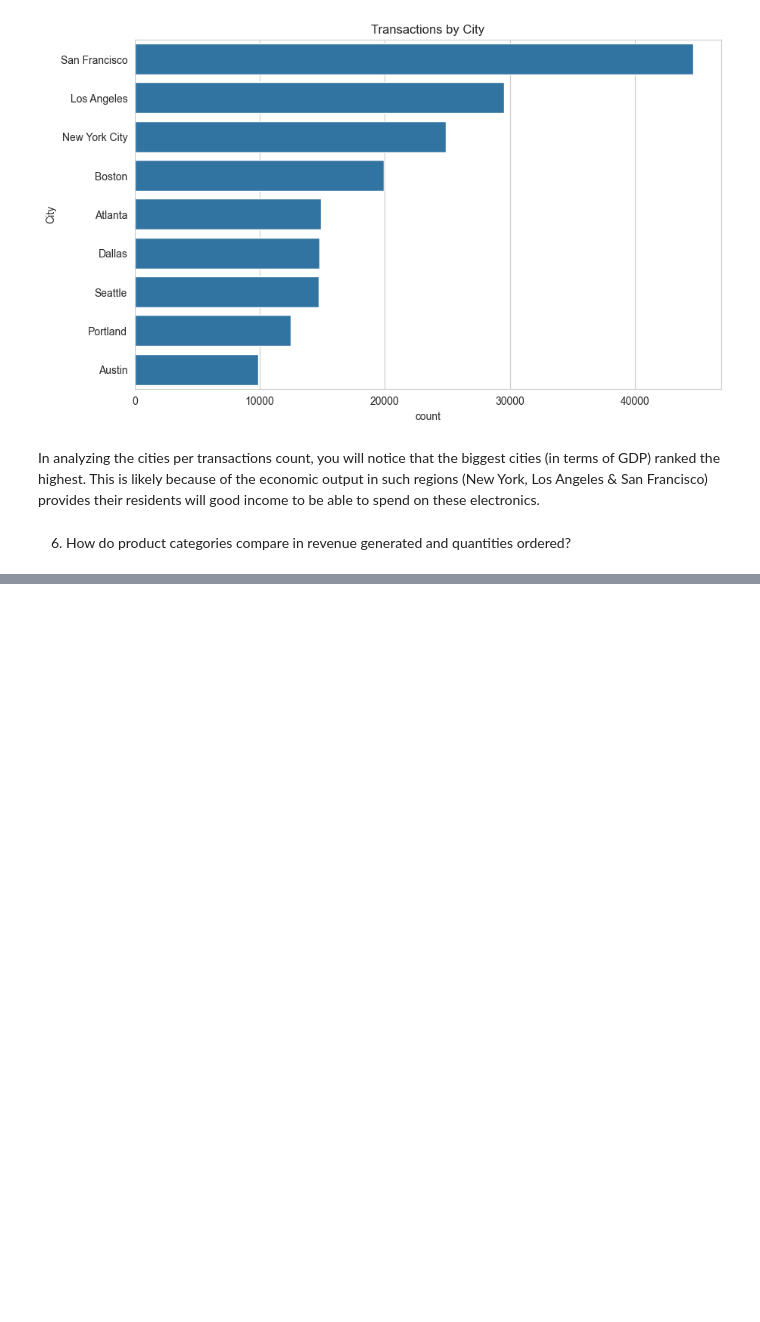
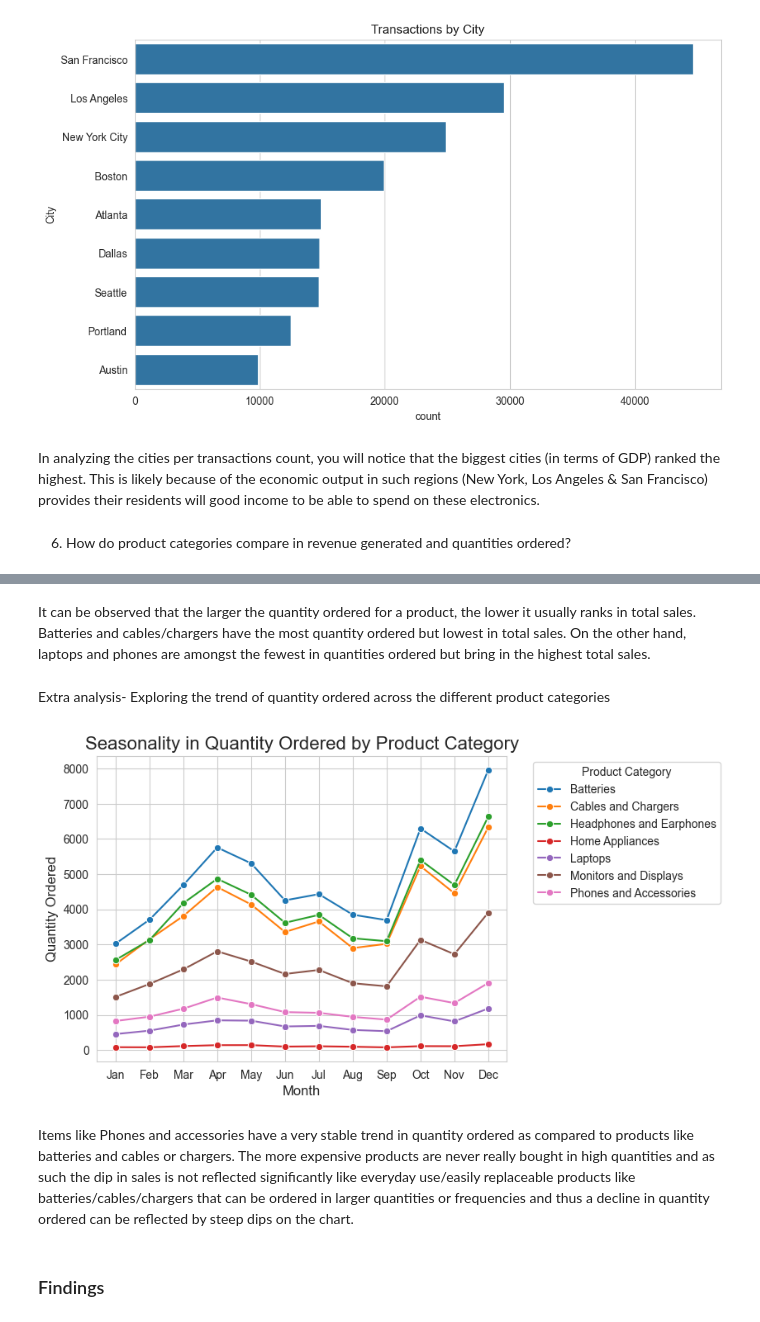
Before and after one commit to briansiaw5/Business-Analytics-Project, a Jupyter notebook: pbd_project.ipynb, the cells around one changed output, grey strips where cells are left out. Saved outputs shown, nothing was run; the diff lists cells and outputs as text; code cells hidden in the pictures; blank space fills up the shorter version.

```diff
--- a/pbd_project.ipynb
+++ b/pbd_project.ipynb
@@ -1143,0 +1136,25 @@ plt.show()
+# %% [markdown]
+It can be observed that the larger the quantity ordered for a product, the lower it usually ranks in total sales. Batteries and cables/chargers have the most quantity ordered but lowest in total sales. On the other hand, laptops and phones are amongst the fewest in quantities ordered but bring in the highest total sales.
+# %% [markdown]
+ Extra analysis- Exploring the trend of quantity ordered across the different product categories
+# %%
+# Grouping by Product_Category and Month, summing Quantity_Ordered
+seasonality_df2 = sales_2019.groupby(['Product_Category', 'Month']).agg({'Quantity_Ordered': 'sum'}).reset_index()
+
+# Creating a line plot to visualize the seasonality by product category
+sns.lineplot(data=seasonality_df2, x='Month', y='Quantity_Ordered', hue='Product_Category', marker="o", palette='tab10')
+
+# Customizing the plot
+plt.title('Seasonality in Quantity Ordered by Product Category', fontsize=16)
+plt.xlabel('Month', fontsize=12)
+plt.ylabel('Quantity Ordered', fontsize=12)
+plt.xticks(ticks=range(1, 13), labels=['Jan', 'Feb', 'Mar', 'Apr', 'May', 'Jun', 'Jul', 'Aug', 'Sep', 'Oct', 'Nov', 'Dec'])
+plt.legend(title='Product Category', bbox_to_anchor=(1.05, 1), loc='upper left')
+
+plt.show()
+# %% [output]
+[figure, added]
+# %% [markdown]
+Items like Phones and accessories have a very stable trend in quantity ordered as compared to products like batteries and cables or chargers. The more expensive products are never really bought in high quantities and as such the dip in sales is not reflected significantly like everyday use/easily replaceable products like batteries/cables/chargers that can be ordered in larger quantities or frequencies and thus a decline in quantity ordered can be reflected by steep dips on the chart.
+# %% [markdown]
+### Findings
```
Also changed, not shown: parts of 8 cells of this notebook.
